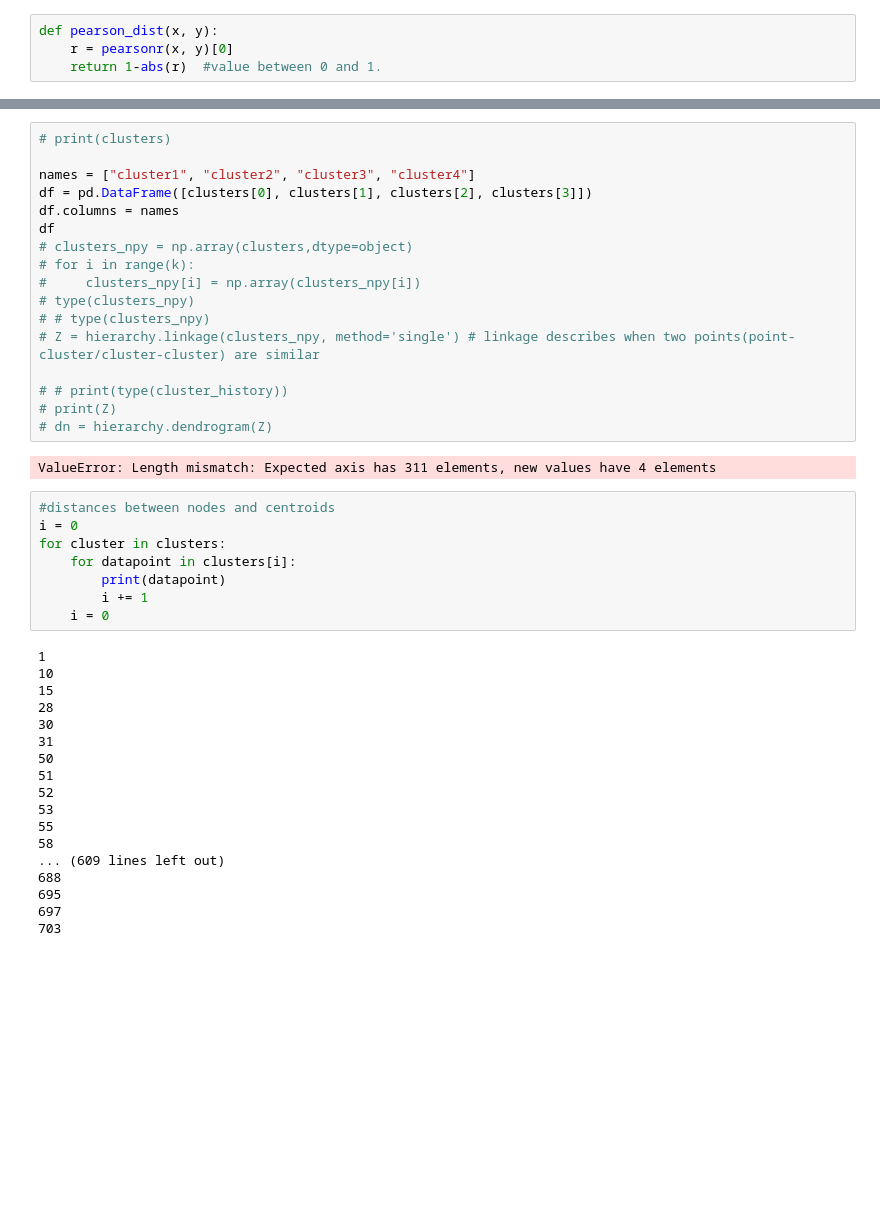
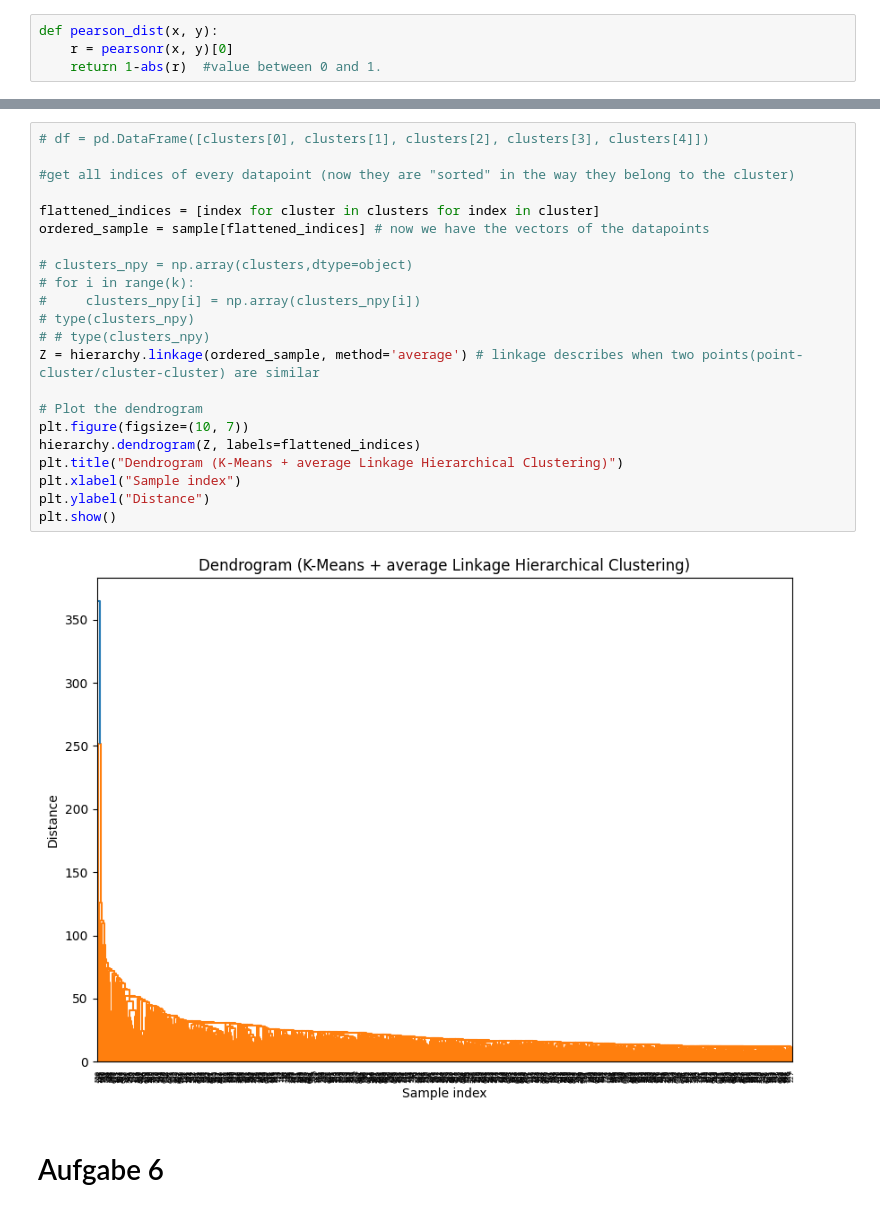
Before and after one commit to m-chaouch/Fundamentals-of-Machine-Learning, a Jupyter notebook: week5/exc5/kmeans.ipynb, the cells around one changed output, grey strips where cells are left out. Drawn from its saved outputs; the diff is of its cells as text; blank space fills up the shorter version.

```diff
--- a/week5/exc5/kmeans.ipynb
+++ b/week5/exc5/kmeans.ipynb
@@ -68,45 +73,26 @@ clusters = kmeans_instance.get_clusters() # returns a list of the clusters with
 # %%
-# print(clusters)
+# df = pd.DataFrame([clusters[0], clusters[1], clusters[2], clusters[3], clusters[4]])
 
-names = ["cluster1", "cluster2", "cluster3", "cluster4"]
-df = pd.DataFrame([clusters[0], clusters[1], clusters[2], clusters[3]])
-df.columns = names
-df
+#get all indices of every datapoint (now they are "sorted" in the way they belong to the cluster)
+
+flattened_indices = [index for cluster in clusters for index in cluster]
+ordered_sample = sample[flattened_indices] # now we have the vectors of the datapoints
+
 # clusters_npy = np.array(clusters,dtype=object)
 # for i in range(k):
 #     clusters_npy[i] = np.array(clusters_npy[i])
 # type(clusters_npy)
 # # type(clusters_npy)
-# Z = hierarchy.linkage(clusters_npy, method='single') # linkage describes when two points(point-cluster/cluster-cluster) are similar
+Z = hierarchy.linkage(ordered_sample, method='average') # linkage describes when two points(point-cluster/cluster-cluster) are similar
 
-# # print(type(cluster_history))
-# print(Z)
-# dn = hierarchy.dendrogram(Z)
+# Plot the dendrogram
+plt.figure(figsize=(10, 7))
+hierarchy.dendrogram(Z, labels=flattened_indices)
+plt.title("Dendrogram (K-Means + average Linkage Hierarchical Clustering)")
+plt.xlabel("Sample index")
+plt.ylabel("Distance")
+plt.show()
 # %% [output]
-ValueError: Length mismatch: Expected axis has 311 elements, new values have 4 elements
+[figure, added]
-# %%
-#distances between nodes and centroids
-i = 0
-for cluster in clusters:
-    for datapoint in clusters[i]:
-        print(datapoint)
-        i += 1
-    i = 0
-# %% [output]
-1
-10
-15
-28
-30
-31
-50
-51
-52
-53
-55
-58
-... (609 lines left out)
-688
-695
-697
-703
+# %% [markdown]
+# Aufgabe 6
```
Also changed, not shown: parts of 4 cells of this notebook.
